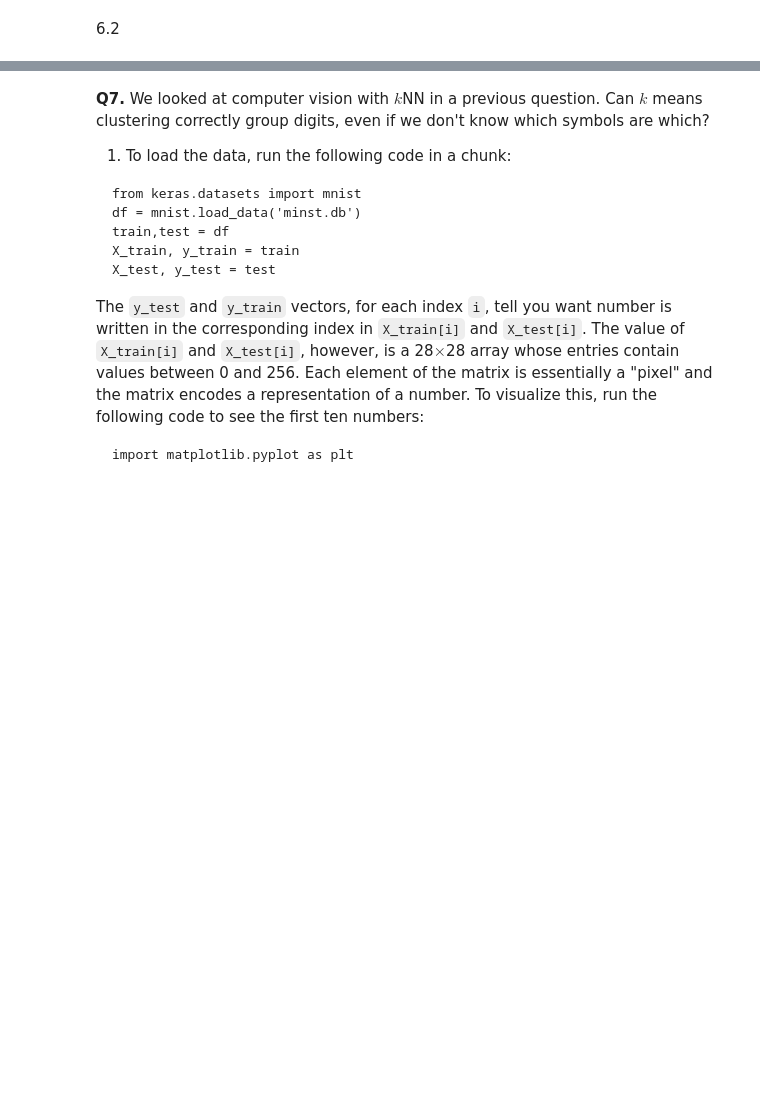
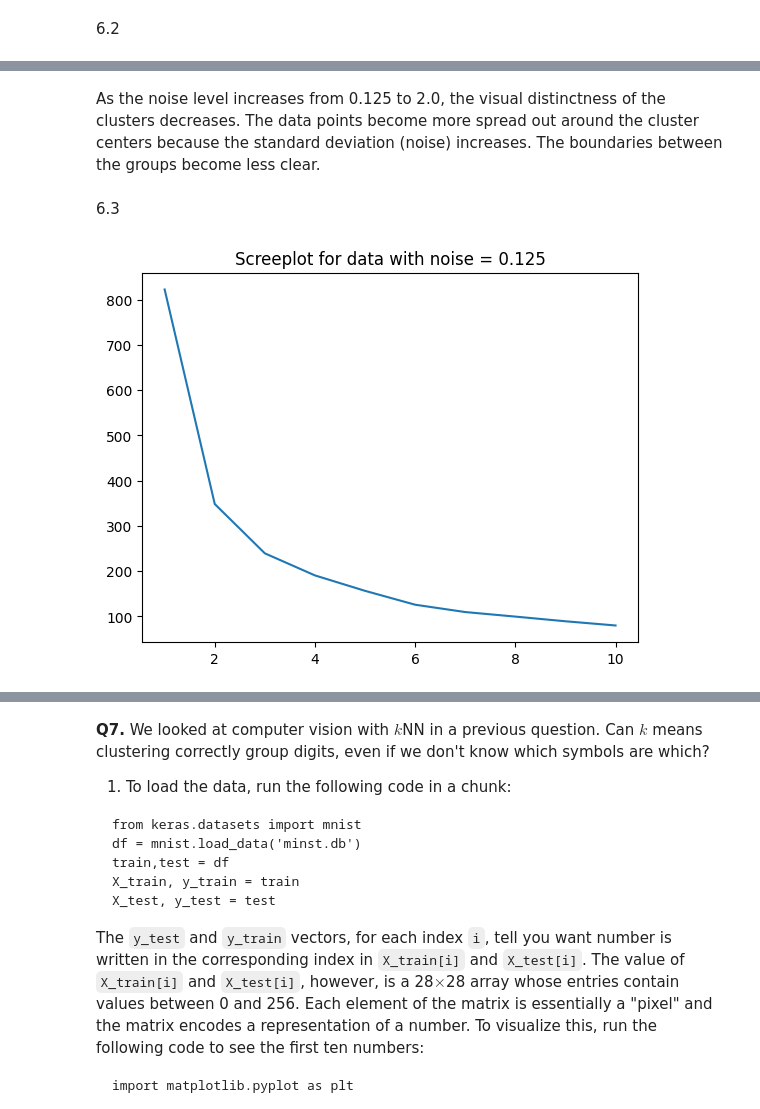
Before and after one commit to Sabrina-Hendricks/assignment3, a Jupyter notebook: assignment_knn_and_kmc.ipynb, the cells around one changed output, grey strips where cells are left out. Cells and saved outputs as stored; diff of their text form; code cells hidden in the pictures; blank space fills up the shorter version.

```diff
--- a/assignment_knn_and_kmc.ipynb
+++ b/assignment_knn_and_kmc.ipynb
@@ -602,0 +587,4 @@ plot_scatter(df2_0, 'Dataset with Noise = 2.0')
+# %% [markdown]
+As the noise level increases from 0.125 to 2.0, the visual distinctness of the clusters decreases. The data points become more spread out around the cluster centers because the standard deviation (noise) increases. The boundaries between the groups become less clear.
+# %% [markdown]
+6.3
@@ -602,0 +593,18 @@ plot_scatter(df2_0, 'Dataset with Noise = 2.0')
+# %%
+# Create a scree plot
+def screePlot(df, title):
+  X = df[['x1', 'x2']] # Select data to cluster
+  k_bar = 10
+  k_grid = np.arange(1,k_bar+1) # The range of k's to consider
+  SSE = np.zeros(k_bar) # We'll store the training error here
+  for k in range(k_bar): # For indices from 0 to k_bar-1
+      model = KMeans(n_clusters=k+1, max_iter=300, n_init = 10, random_state=0) # Create a model for k
+      model = model.fit(X) # Fit the model
+      SSE[k] = model.inertia_ # Record the sum of squared error for k in the SSE vector
+  scree_plot = sns.lineplot(x=k_grid, y=SSE).set_title(title) # Create scree plot
+  scree_plot
+# %%
+# Create scatterplots for each dataset
+screePlot(df0_125, 'Screeplot for data with noise = 0.125')
+# %% [output]
+[figure, added]
```
Also changed, not shown: parts of 10 cells of this notebook.
